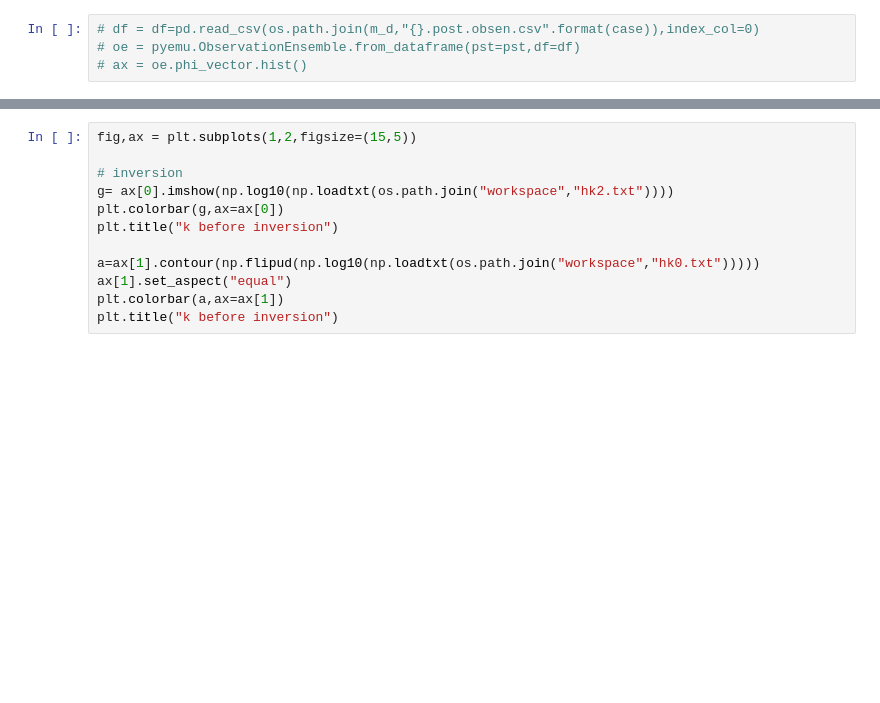
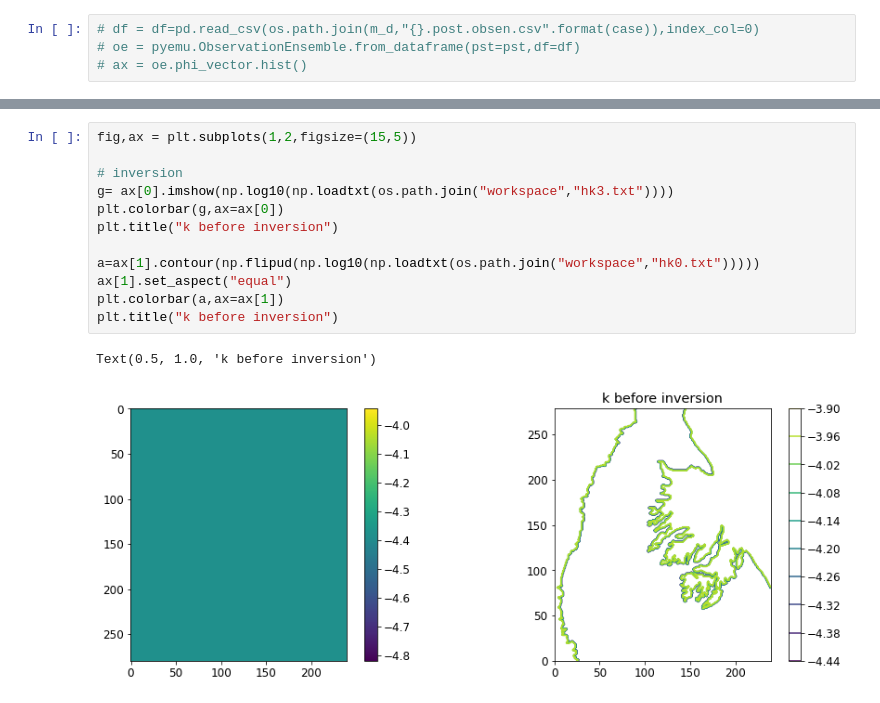
Before and after one commit to Lau397/CalibrationMF6, a Jupyter notebook: mf6pestpp.ipynb, the cells around one changed output, grey strips where cells are left out. Drawn from its saved outputs; the diff is of its cells as text; blank space fills up the shorter version.

```diff
--- a/mf6pestpp.ipynb
+++ b/mf6pestpp.ipynb
@@ -383,14 +376,17 @@ Text(0.5, 1.0, 'k after inversion')
 # %%
 fig,ax = plt.subplots(1,2,figsize=(15,5))
 
 # inversion
-g= ax[0].imshow(np.log10(np.loadtxt(os.path.join("workspace","hk2.txt"))))
+g= ax[0].imshow(np.log10(np.loadtxt(os.path.join("workspace","hk3.txt"))))
 plt.colorbar(g,ax=ax[0])
 plt.title("k before inversion")
 
 a=ax[1].contour(np.flipud(np.log10(np.loadtxt(os.path.join("workspace","hk0.txt")))))
 ax[1].set_aspect("equal")
 plt.colorbar(a,ax=ax[1])
 plt.title("k before inversion")
+# %% [output]
+Text(0.5, 1.0, 'k before inversion')
+[figure, added]
 # %%
 pst_a.plot()
```
Also changed, not shown: parts of 18 cells of this notebook, 16 other files.
